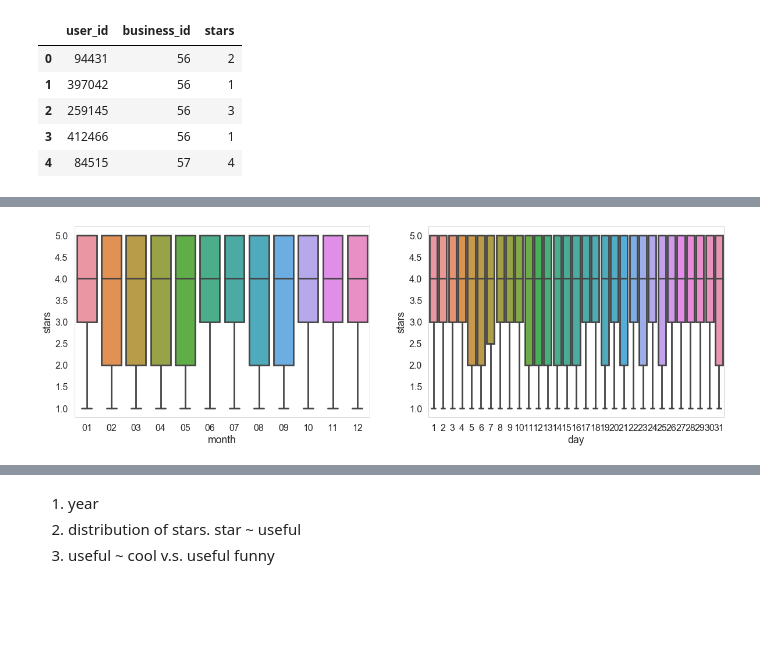
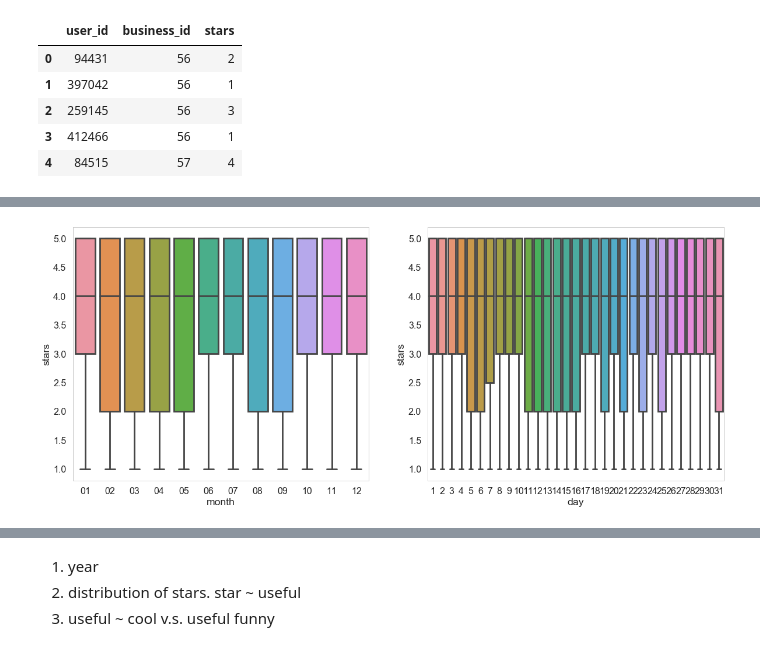
Before and after one commit to xuwd11/Recommender_Systems, a Jupyter notebook: 03_EDA.ipynb, the cells around one changed output, grey strips where cells are left out. Drawn from its saved outputs; the diff is of its cells as text; code cells hidden in the pictures; blank space fills up the shorter version.

```diff
--- a/03_EDA.ipynb
+++ b/03_EDA.ipynb
@@ -79,11 +118,11 @@ dfr.head()
 # %%
-plt.figure(figsize=(20, 6))
+plt.figure(figsize=(20, 8))
 plt.subplot(1, 2, 1)
 sns.boxplot(x='month', y='stars', data=dfr);
 plt.subplot(1, 2, 2)
 sns.boxplot(x='day', y='stars', data=dfr);
 # %% [output]
-[figure, old version]
+[figure, new version]
 # %%
 plt.figure(figsize=(20, 6))
 plt.subplot(1, 2, 1)
```
Also changed, not shown: parts of 12 cells of this notebook.
